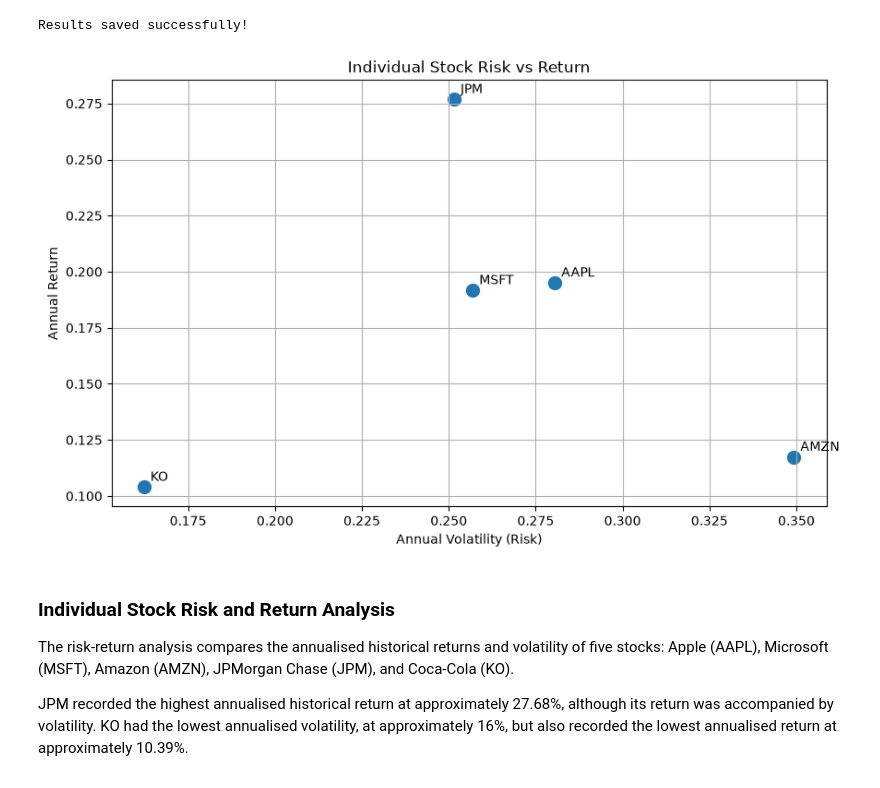
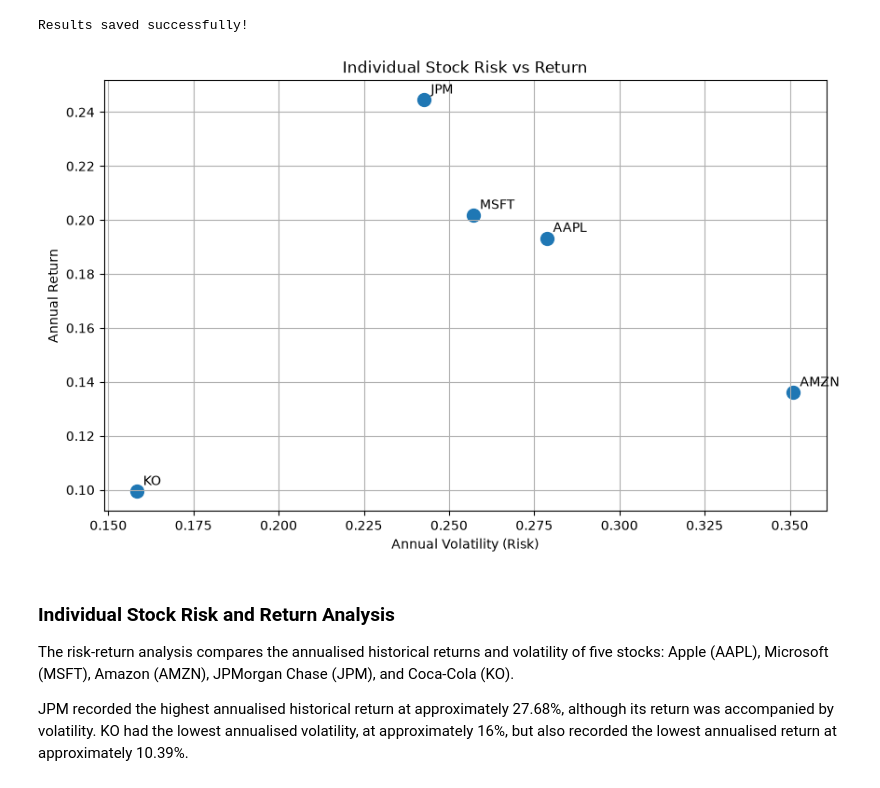
Before and after one commit to nsovohope62/portfolio-optimisation, a Jupyter notebook: notebooks/01_data_exploration.ipynb, the cells around one changed output. Drawn from its saved outputs; the diff is of its cells as text; code cells hidden in the pictures.

```diff
--- a/notebooks/01_data_exploration.ipynb
+++ b/notebooks/01_data_exploration.ipynb
@@ -6,11 +6,11 @@ import yfinance as yf
 # %%
 assets = ['AAPL', 'MSFT', 'AMZN', 'KO', 'JPM']
 
-prices =yf.download(
+prices = yf.download(
     assets,
-    start ='2020-10-10',
-    end ='2026-01-01',
-    auto_adjust = True
+    start='2021-01-01',
+    end='2026-01-01',
+    auto_adjust=True
 )
 
 prices.head()
@@ -577,34 +560,27 @@ Results saved successfully!
 # %%
 asset_returns = annual_returns[assets]
 asset_volatility = returns[assets].std() * np.sqrt(252)
 
 plt.figure(figsize=(10, 6))
 
-plt.scatter(
-    asset_volatility,
-    asset_returns,
-    s=100
-)
+plt.scatter(asset_volatility, asset_returns, s=100)
 
 for asset in assets:
     plt.annotate(
         asset,
-        (
-            asset_volatility[asset],
-            asset_returns[asset]
-        ),
+        (asset_volatility[asset], asset_returns[asset]),
         xytext=(5, 5),
         textcoords="offset points"
     )
 
 plt.xlabel("Annual Volatility (Risk)")
 plt.ylabel("Annual Return")
 plt.title("Individual Stock Risk vs Return")
 plt.grid(True)
-plt.savefig("../results/efficient_frontier.png", dpi=300, bbox_inches="tight")
+plt.savefig("../results/individual_stock_risk_return.png", dpi=300, bbox_inches="tight")
 plt.show()
 # %% [output]
-[figure, old version]
+[figure, new version]
 # %% [markdown]
 ### Individual Stock Risk and Return Analysis
 
```
Also changed, not shown: parts of 20 cells of this notebook, 8 other files.
